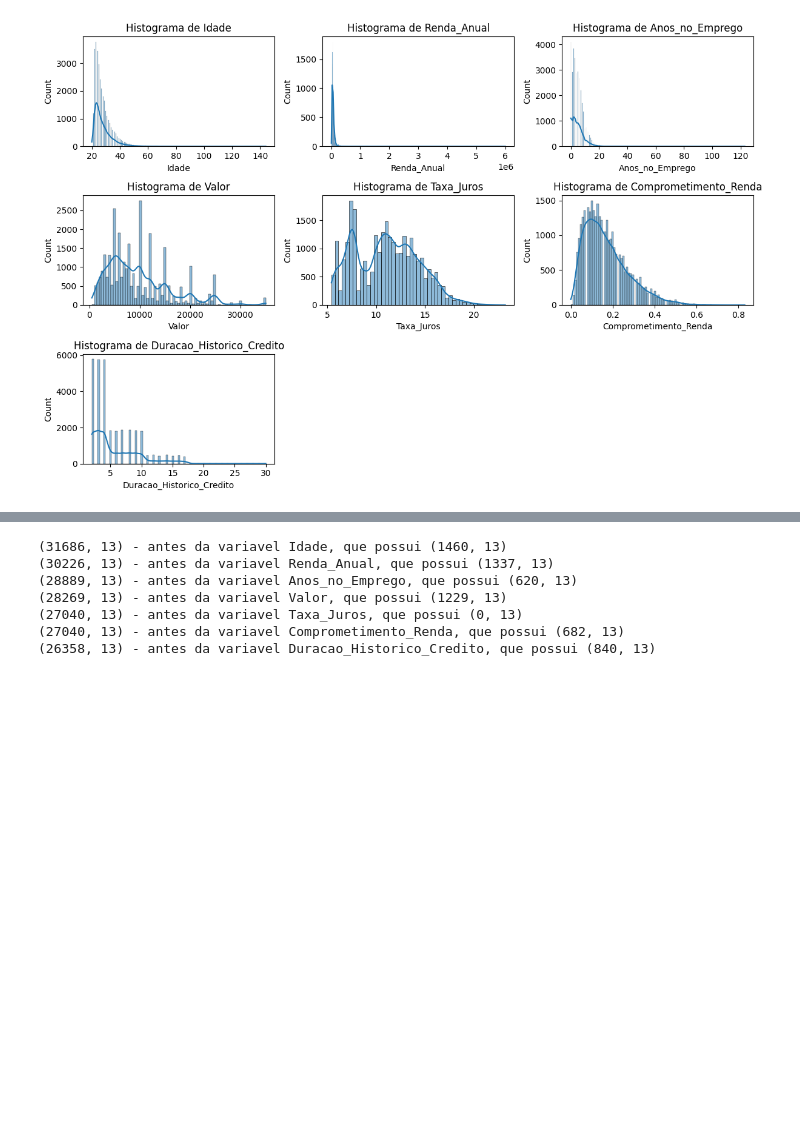
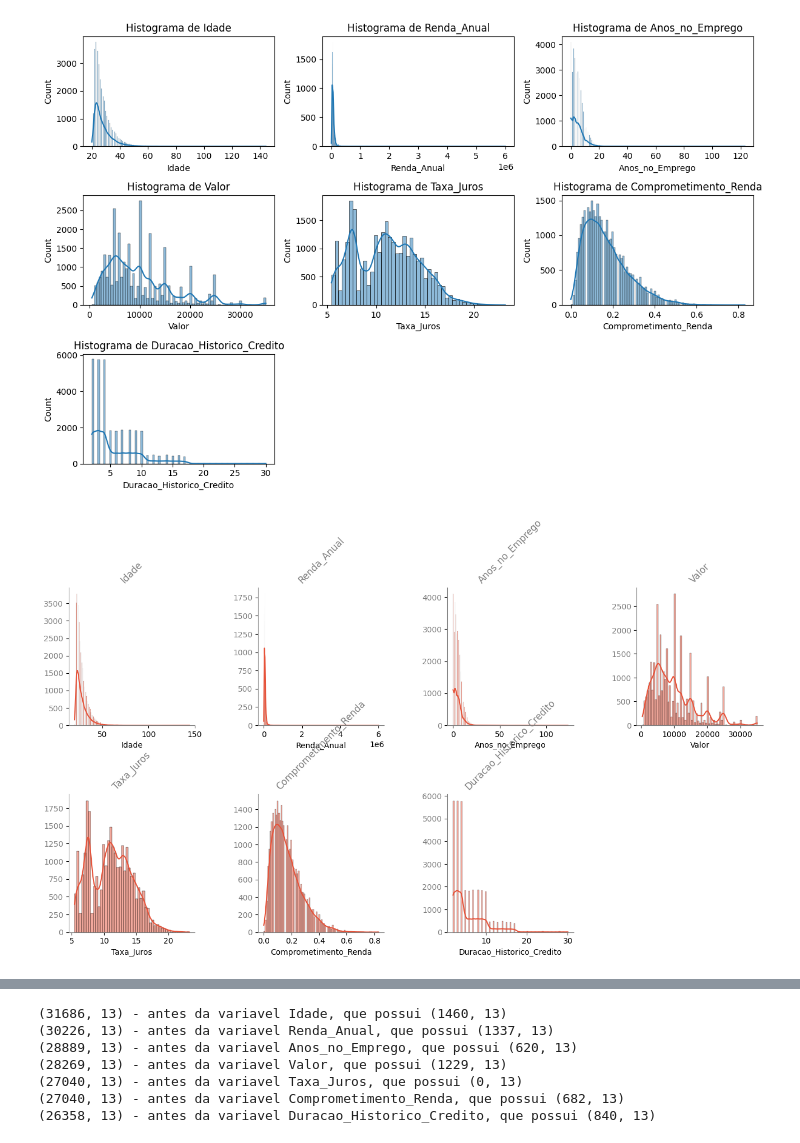
Before and after one commit to alyssonmontovanelli/analise_Risco_Credito, a Jupyter notebook: EDA/02_tratamento_outlier_NA.ipynb, the cells around one changed output, grey strips where cells are left out. Drawn from its saved outputs; the diff is of its cells as text; code cells hidden in the pictures; blank space fills up the shorter version.

```diff
--- a/EDA/02_tratamento_outlier_NA.ipynb
+++ b/EDA/02_tratamento_outlier_NA.ipynb
@@ -158,6 +186,27 @@ for i, col in enumerate(variaveis_numericas):
 plt.show()
 # %% [output]
 [figure]
+# %%
+plt.figure(figsize=(16, 8))  # Ajuste para 2 linhas
+
+# Ajuste o espaçamento entre os subplots
+plt.subplots_adjust(wspace=0.5, hspace=0.5)
+
+# Loop para criar histogramas para cada variável
+for i, col in enumerate(variaveis_numericas):
+    plt.subplot(2, 4, i + 1)  # Subplot ajustado para 2 linhas e 4 colunas
+    sns.histplot(df[col], kde=True, color="#e7533a")
+    plt.title(col, rotation=45, color="grey")
+    plt.ylabel("")
+    plt.yticks(color="grey")
+    sns.despine(right=True, top=True)
+    plt.gca().spines['left'].set_color('grey')
+    plt.gca().spines['bottom'].set_color('grey')
+
+# Exibe o gráfico
+plt.show()
+# %% [output]
+[figure, added]
 # %%
 # Detectando outliers utilizano IQR
 
```
Also changed, not shown: parts of 3 cells of this notebook, 4 other files.
